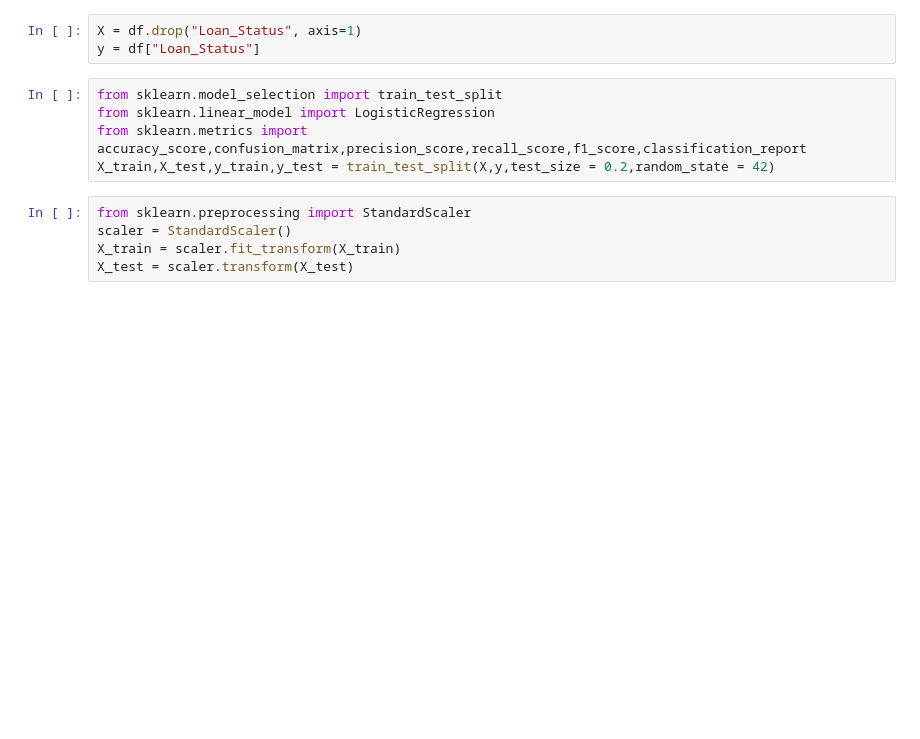
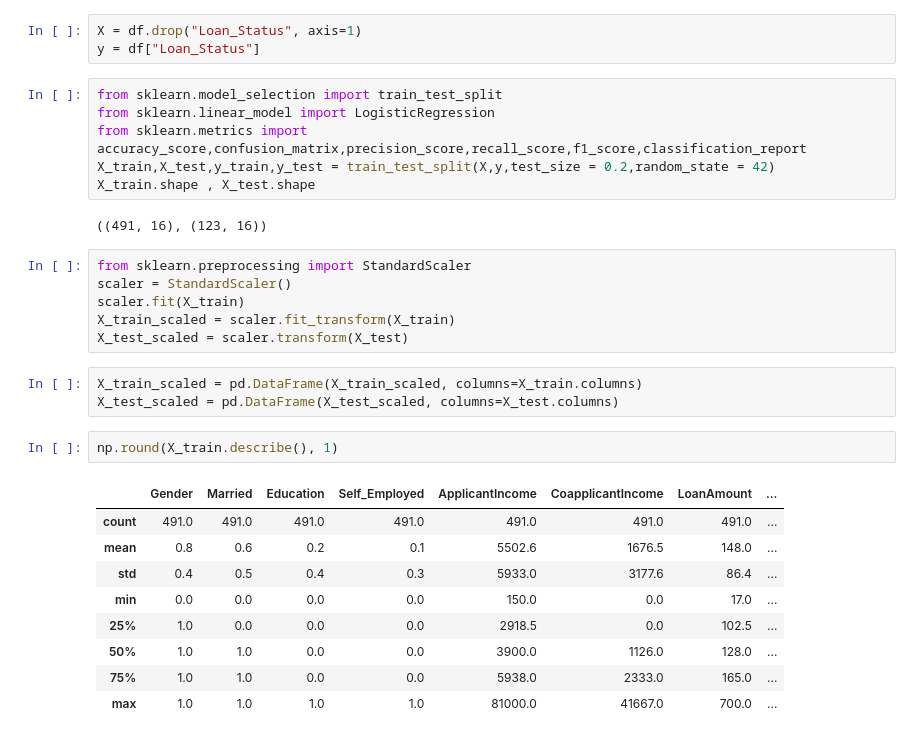
Before and after one commit to tarunpuniya/Machine-Learning, a Jupyter notebook: Supervised learning/logistic regression/practise.ipynb, the cells around one changed output. Saved outputs shown, nothing was run; the diff lists cells and outputs as text; blank space fills up the shorter version.

```diff
--- a/Supervised learning/logistic regression/practise.ipynb
+++ b/Supervised learning/logistic regression/practise.ipynb
@@ -220,11 +220,30 @@ from sklearn.model_selection import train_test_split
 from sklearn.linear_model import LogisticRegression
 from sklearn.metrics import accuracy_score,confusion_matrix,precision_score,recall_score,f1_score,classification_report
 X_train,X_test,y_train,y_test = train_test_split(X,y,test_size = 0.2,random_state = 42)
+X_train.shape , X_test.shape
+# %% [output]
+((491, 16), (123, 16))
 # %%
 from sklearn.preprocessing import StandardScaler
 scaler = StandardScaler()
-X_train = scaler.fit_transform(X_train)
-X_test = scaler.transform(X_test)
+scaler.fit(X_train)
+X_train_scaled = scaler.fit_transform(X_train)
+X_test_scaled = scaler.transform(X_test)
+# %%
+X_train_scaled = pd.DataFrame(X_train_scaled, columns=X_train.columns)
+X_test_scaled = pd.DataFrame(X_test_scaled, columns=X_test.columns)
+# %%
+np.round(X_train.describe(), 1)
+# %% [output]
+|  | Gender | Married | Education | Self_Employed | ApplicantIncome | CoapplicantIncome | LoanAmount | ... |
+| count | 491.0 | 491.0 | 491.0 | 491.0 | 491.0 | 491.0 | 491.0 | ... |
+| mean | 0.8 | 0.6 | 0.2 | 0.1 | 5502.6 | 1676.5 | 148.0 | ... |
+| std | 0.4 | 0.5 | 0.4 | 0.3 | 5933.0 | 3177.6 | 86.4 | ... |
+| min | 0.0 | 0.0 | 0.0 | 0.0 | 150.0 | 0.0 | 17.0 | ... |
+| 25% | 1.0 | 0.0 | 0.0 | 0.0 | 2918.5 | 0.0 | 102.5 | ... |
+| 50% | 1.0 | 1.0 | 0.0 | 0.0 | 3900.0 | 1126.0 | 128.0 | ... |
+| 75% | 1.0 | 1.0 | 0.0 | 0.0 | 5938.0 | 2333.0 | 165.0 | ... |
+| max | 1.0 | 1.0 | 1.0 | 1.0 | 81000.0 | 41667.0 | 700.0 | ... |
 # %%
 model = LogisticRegression()
 model.fit(X_train,y_train)
```
Also changed, not shown: parts of 8 cells of this notebook, 2 other files.
